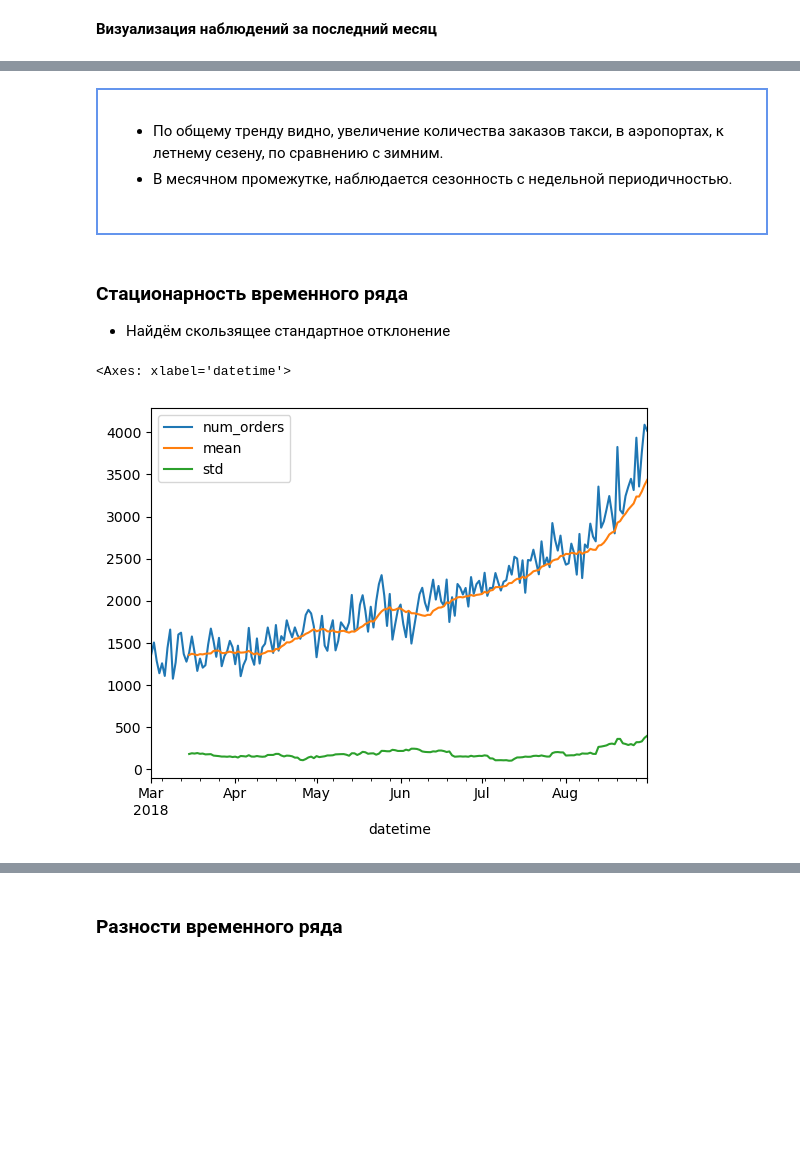
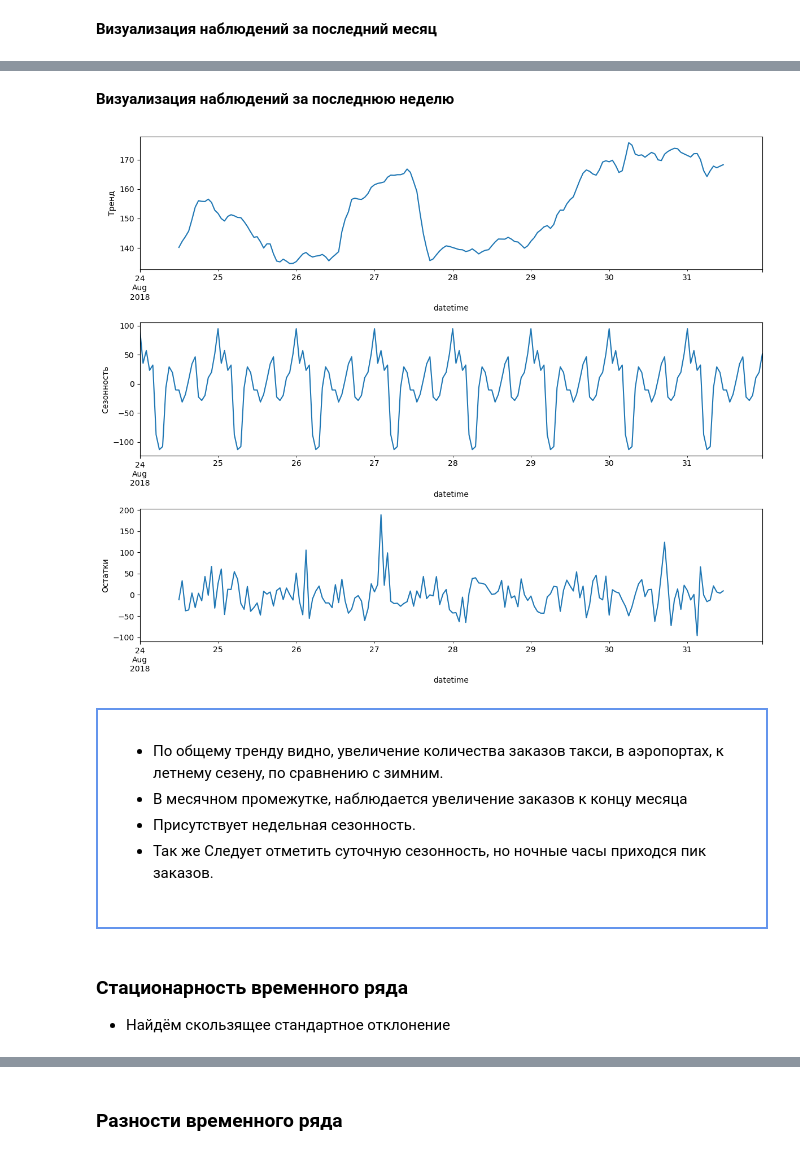
Before and after one commit to Denis-Mukhanov/forecast-of-taxi-orders, a Jupyter notebook: forecast_taxi_orders.ipynb, the cells around one changed output, grey strips where cells are left out. Saved outputs shown, nothing was run; the diff lists cells and outputs as text; code cells hidden in the pictures; blank space fills up the shorter version.

```diff
--- a/forecast_taxi_orders.ipynb
+++ b/forecast_taxi_orders.ipynb
@@ -276,8 +278,27 @@ plt.show
+# %% [markdown]
+__Визуализация наблюдений за последнюю неделю__
+# %%
+decomposed = seasonal_decompose(df['2018-08-24':'2018-08-31'])
+plt.figure(figsize=(12, 10))
+plt.subplot(311)
+decomposed.trend.plot(ax=plt.gca())
+plt.ylabel('Тренд')
+plt.subplot(312)
+decomposed.seasonal.plot(ax=plt.gca())
+plt.ylabel('Сезонность')
+plt.subplot(313)
+decomposed.resid.plot(ax=plt.gca())
+plt.ylabel('Остатки')
+plt.tight_layout()
+# %% [output]
+[figure, added]
 # %% [markdown]
 <div style="padding: 30px 25px; border: 2px #6495ed solid">
 
 - По общему тренду видно, увеличение количества заказов такси, в аэропортах, к летнему сезену, по сравнению с зимним.
-- В месячном промежутке, наблюдается сезонность с недельной периодичностью.
+- В месячном промежутке, наблюдается увеличение заказов к концу месяца
+- Присутствует недельная сезонность.
+- Так же Следует отметить суточную сезонность, но ночные часы приходся пик заказов.
 
 </div>
 # %% [markdown]
@@ -286,7 +310,3 @@ plt.show
 # %%
-df['mean'] = df['num_orders'].rolling(15).mean()
-df['std'] = df['num_orders'].rolling(15).std()
-df.plot()
+df_st['mean'] = df_st['num_orders'].rolling(15).mean()
+df_st['std'] = df_st['num_orders'].rolling(15).std()
-# %% [output]
-<Axes: xlabel='datetime'>
-[figure, removed]
```
Also changed, not shown: parts of 13 cells of this notebook.
